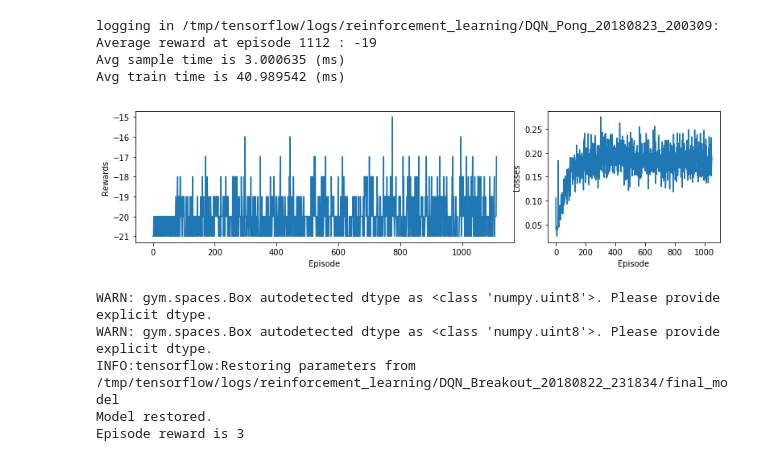
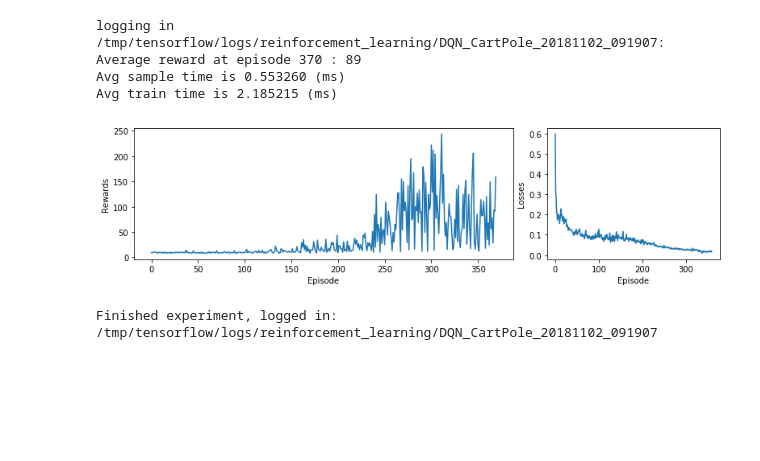
Before and after one commit to pchumphreys/Neural, a Jupyter notebook: Machine Learning/modular_reinforcement/Reinforcement Learning.ipynb, the cells around one changed output. Drawn from its saved outputs; the diff is of its cells as text; code cells hidden in the pictures; blank space fills up the shorter version.

```diff
--- a/Machine Learning/modular_reinforcement/Reinforcement Learning.ipynb
+++ b/Machine Learning/modular_reinforcement/Reinforcement Learning.ipynb
@@ -48,25 +48,13 @@ def episode_finished_callback(runner,persistent_to_print = []):
 # reinforcement_expm.clear_logs() # Do some housekeeping
 # %%
 algorithm = 'DQN'
-expm_name = 'Pong'
+expm_name = 'CartPole'
 runner = reinforcement_expm.run_expm(algorithm,expm_name,episode_finished_callback=episode_finished_callback)
 # %% [output]
-logging in /tmp/tensorflow/logs/reinforcement_learning/DQN_Pong_20180823_200309:
-Average reward at episode 1112 : -19
-Avg sample time is 3.000635 (ms)
-Avg train time is 40.989542 (ms)
+logging in /tmp/tensorflow/logs/reinforcement_learning/DQN_CartPole_20181102_091907:
+Average reward at episode 370 : 89
+Avg sample time is 0.553260 (ms)
+Avg train time is 2.185215 (ms)
-[figure, old version]
+[figure, new version]
+Finished experiment, logged in: /tmp/tensorflow/logs/reinforcement_learning/DQN_CartPole_20181102_091907
-# %%
-algorithm = 'DQN'
-expm_name = 'Pong'
-# model_path = '/tmp/tensorflow/logs/reinforcement_learning/DQN/LunarLander/20180809_162357'
-model_path = '/tmp/tensorflow/logs/reinforcement_learning/DQN_Breakout_20180822_231834'
-runner = reinforcement_expm.setup_expm(algorithm,expm_name,restore_model_path = model_path)
-runner.test(render=True,optimal_action=False)
-# %% [output]
-WARN: gym.spaces.Box autodetected dtype as <class 'numpy.uint8'>. Please provide explicit dtype.
-WARN: gym.spaces.Box autodetected dtype as <class 'numpy.uint8'>. Please provide explicit dtype.
-INFO:tensorflow:Restoring parameters from /tmp/tensorflow/logs/reinforcement_learning/DQN_Breakout_20180822_231834/final_model
-Model restored.
-Episode reward is 3
 # %%
```
Also changed, not shown: parts of 2 cells of this notebook, 6 other files.
